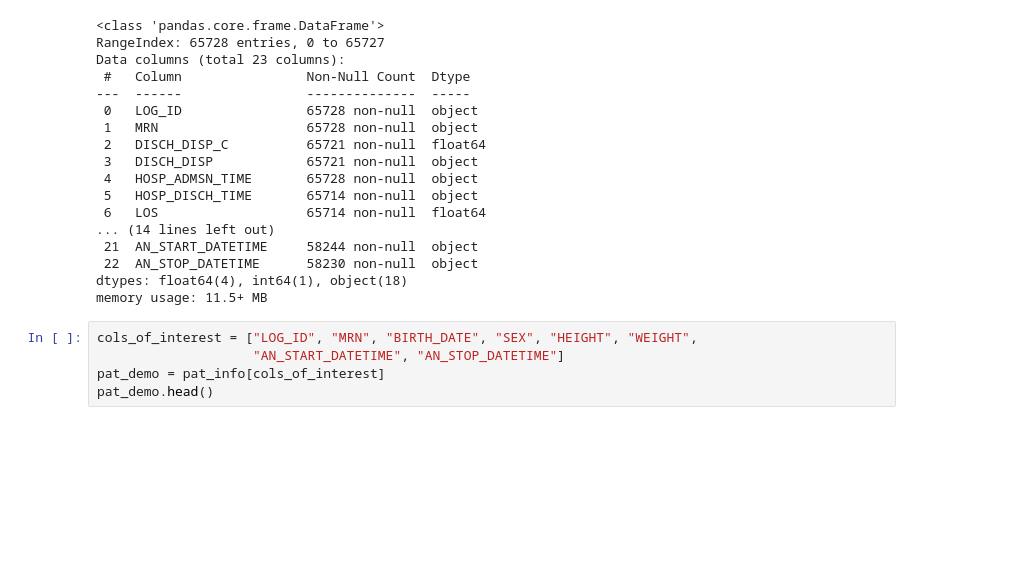
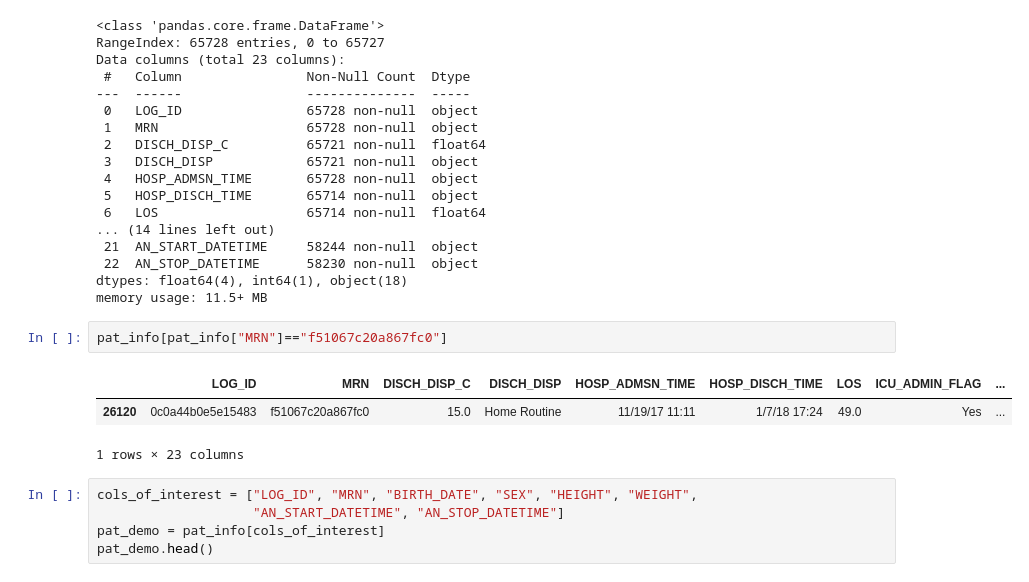
Before and after one commit to MOVER-analysis/MOVER-analysis, a Jupyter notebook: proposal_wrangling_strategy.ipynb, the cells around one changed output. Cells and saved outputs as stored; diff of their text form; blank space fills up the shorter version.

```diff
--- a/proposal_wrangling_strategy.ipynb
+++ b/proposal_wrangling_strategy.ipynb
@@ -109,6 +109,12 @@ Data columns (total 23 columns):
  22  AN_STOP_DATETIME      58230 non-null  object
 dtypes: float64(4), int64(1), object(18)
 memory usage: 11.5+ MB
+# %%
+pat_info[pat_info["MRN"]=="f51067c20a867fc0"]
+# %% [output]
+|  | LOG_ID | MRN | DISCH_DISP_C | DISCH_DISP | HOSP_ADMSN_TIME | HOSP_DISCH_TIME | LOS | ICU_ADMIN_FLAG | ... |
+| 26120 | 0c0a44b0e5e15483 | f51067c20a867fc0 | 15.0 | Home Routine | 11/19/17 11:11 | 1/7/18 17:24 | 49.0 | Yes | ... |
+1 rows × 23 columns
 # %%
 cols_of_interest = ["LOG_ID", "MRN", "BIRTH_DATE", "SEX", "HEIGHT", "WEIGHT",
                     "AN_START_DATETIME", "AN_STOP_DATETIME"]
```
Also changed, not shown: parts of 6 cells of this notebook.
